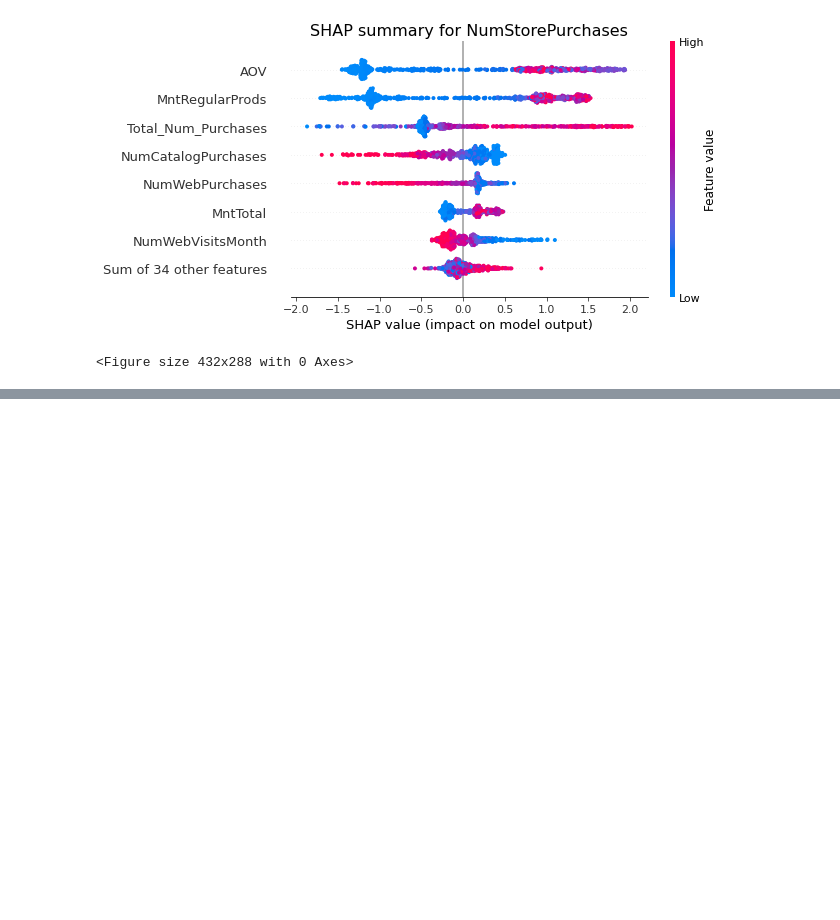
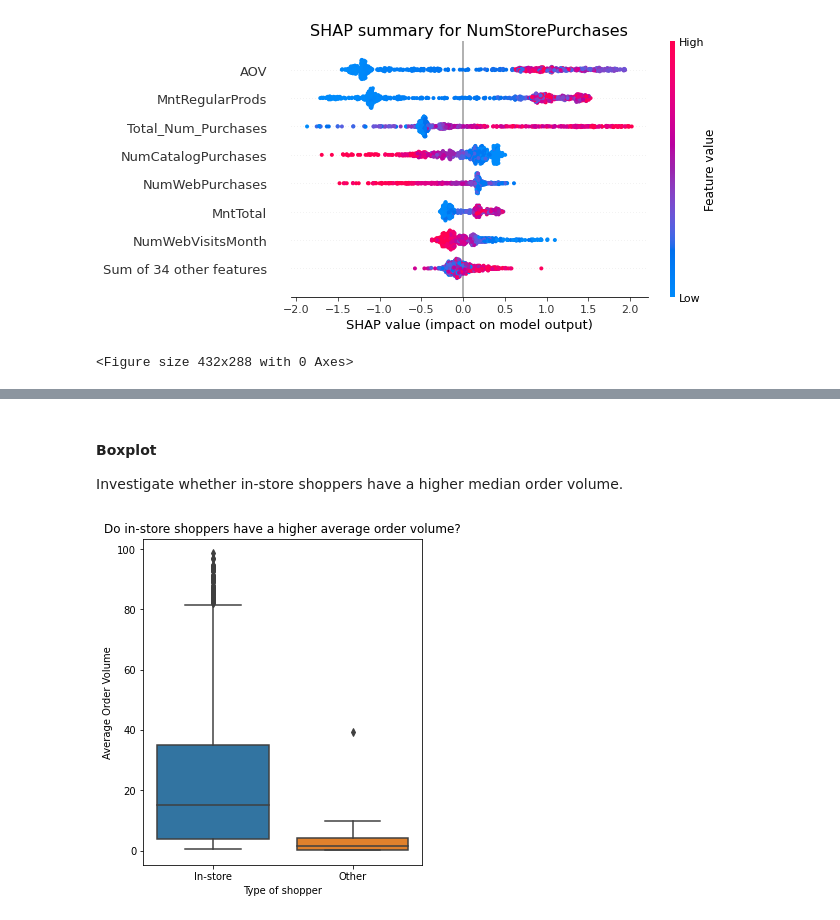
Before and after one commit to Kpeng511/Marketing-Campaign-Analytics, a Jupyter notebook: analytics.ipynb, the cells around one changed output, grey strips where cells are left out. Saved outputs shown, nothing was run; the diff lists cells and outputs as text; code cells hidden in the pictures; blank space fills up the shorter version.

```diff
--- a/analytics.ipynb
+++ b/analytics.ipynb
@@ -380,0 +384,18 @@ plt.show()
+# %% [markdown]
+#### Boxplot
+Investigate whether in-store shoppers have a higher median order volume.
+# %%
+store_shoppers = df[df.NumStorePurchases>0]
+store_shoppers = store_shoppers[store_shoppers.AOV <= (store_shoppers.AOV.mean()+3*store_shoppers.AOV.std())]
+store_shoppers['Type of shopper'] = "In-store"
+other_shoppers = df[df.NumStorePurchases==0]
+other_shoppers['Type of shopper'] = "Other"
+
+plt.figure(figsize = (5, 6))
+all_shoppers = store_shoppers.append(other_shoppers)
+plt.title("Do in-store shoppers have a higher average order volume?")
+sb.boxplot(data = all_shoppers, x = 'Type of shopper', y = 'AOV')
+plt.ylabel("Average Order Volume")
+plt.savefig('AOV.png', bbox_inches='tight')
+# %% [output]
+[figure, added]
```
Also changed, not shown: parts of 18 cells of this notebook, 4 other files.
